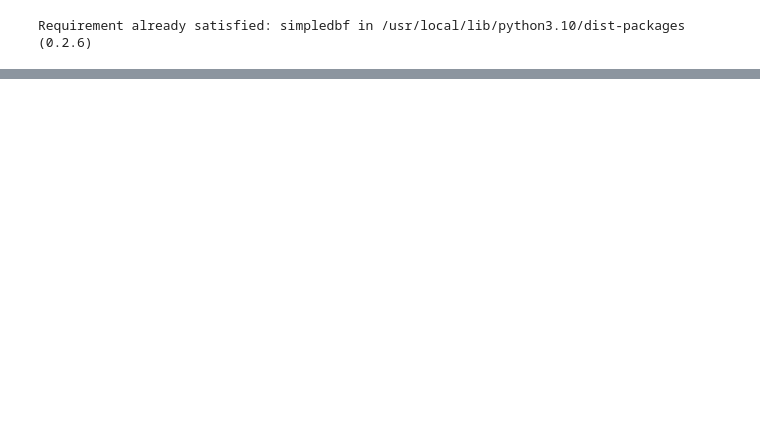
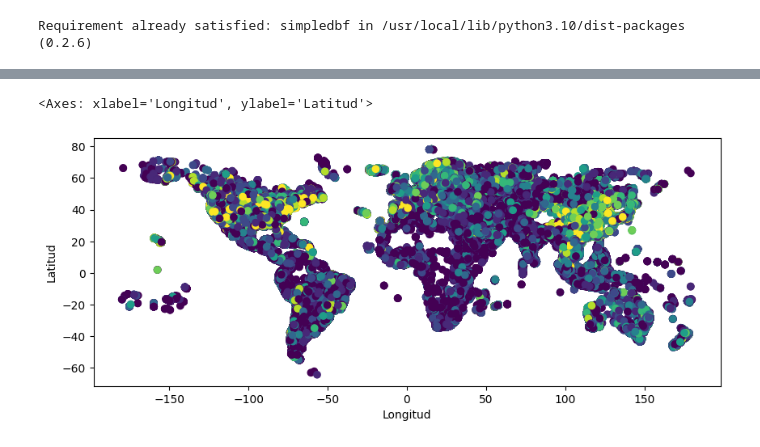
Before and after one commit to LCaravaggio/felicidad_y_redes, a Jupyter notebook: GeoCode.ipynb, the cells around one changed output, grey strips where cells are left out. Drawn from its saved outputs; the diff is of its cells as text; code cells hidden in the pictures; blank space fills up the shorter version.

```diff
--- a/GeoCode.ipynb
+++ b/GeoCode.ipynb
@@ -49,0 +96,3 @@ df['geo'] = df['quadkey'].apply(qk_to_geo , zoom_level=1)
+# %%
+gdf = gpd.GeoDataFrame(df, geometry='geometry')
+gdf.head()
@@ -50,3 +124,25 @@ df['geo'] = df['quadkey'].apply(qk_to_geo , zoom_level=1)
+# %%
+import matplotlib.pyplot as plt
+# Control del tamaño de la figura del mapa
+fig, ax = plt.subplots(figsize=(10, 10))
+
+# Control del título y los ejes
+#ax.set_title('Calidad de Internet', pad = 20, fontdict={'fontsize':20, 'color': '#4873ab'})
+ax.set_xlabel('Longitud')
+ax.set_ylabel('Latitud')
+
+# Añadir la leyenda separada del mapa
+#from mpl_toolkits.axes_grid1 import make_axes_locatable
+#divider = make_axes_locatable(ax)
+#cax = divider.append_axes("right", size="2%", pad=10)
+
+# Mostrar el mapa finalizado
+gdf.plot(column='avg_d_kbps', cmap='viridis',
+         k=10, scheme='quantiles', ax=ax, zorder=5,
+         legend=False)
+# %% [output]
+<Axes: xlabel='Longitud', ylabel='Latitud'>
+[figure, added]
 # %%
 import requests
 from bs4 import BeautifulSoup
```
Also changed, not shown: parts of 38 cells of this notebook.
